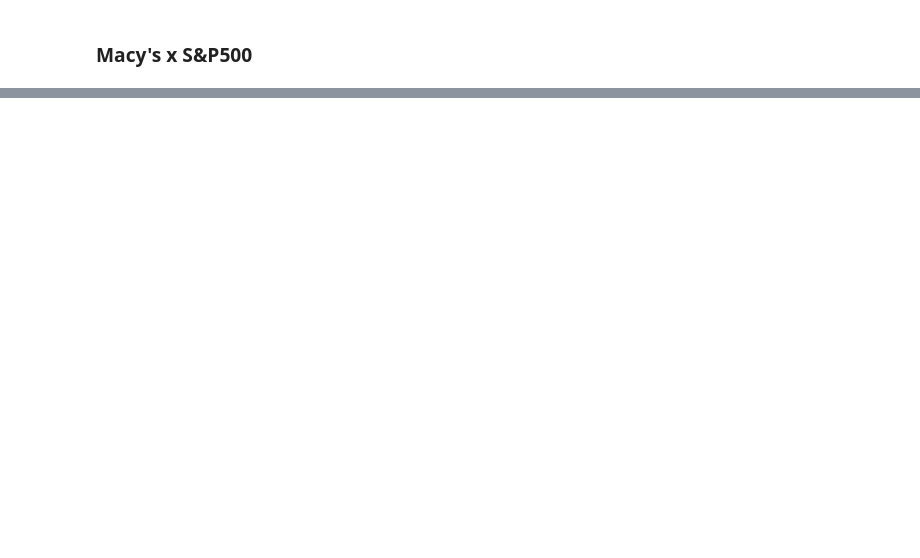
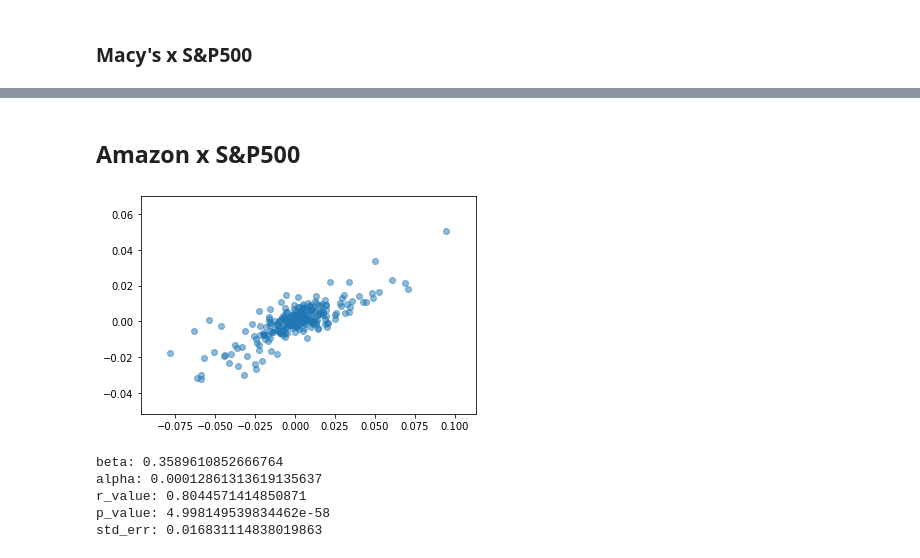
Before and after one commit to albertoivo/nossasrotas-finance, a Jupyter notebook: CAPM-EUA.ipynb, the cells around one changed output, grey strips where cells are left out. Cells and saved outputs as stored; diff of their text form; code cells hidden in the pictures; blank space fills up the shorter version.

```diff
--- a/CAPM-EUA.ipynb
+++ b/CAPM-EUA.ipynb
@@ -117,0 +152,6 @@ print('std_err: {}'.format(std_err_f))
+# %% [markdown]
+## Amazon x S&P500
+# %%
+plt.scatter(amzn['Retorno Diário'], spy['Retorno Diário'], alpha=0.5);
+# %% [output]
+[figure, added]
@@ -117,0 +161,12 @@ print('std_err: {}'.format(std_err_f))
+# %%
+print('beta: {}'.format(beta_a))
+print('alpha: {}'.format(alpha_a))
+print('r_value: {}'.format(r_value_a))
+print('p_value: {}'.format(p_value_a))
+print('std_err: {}'.format(std_err_a))
+# %% [output]
+beta: 0.3589610852666764
+alpha: 0.00012861313619135637
+r_value: 0.8044571414850871
+p_value: 4.998149539834462e-58
+std_err: 0.016831114838019863
```
Also changed, not shown: parts of 19 cells of this notebook, 3 other files.
